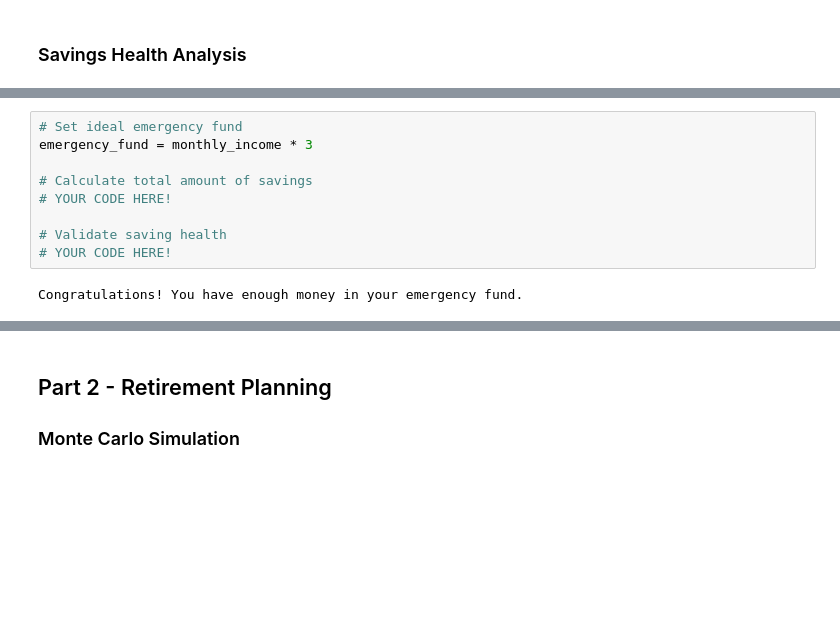
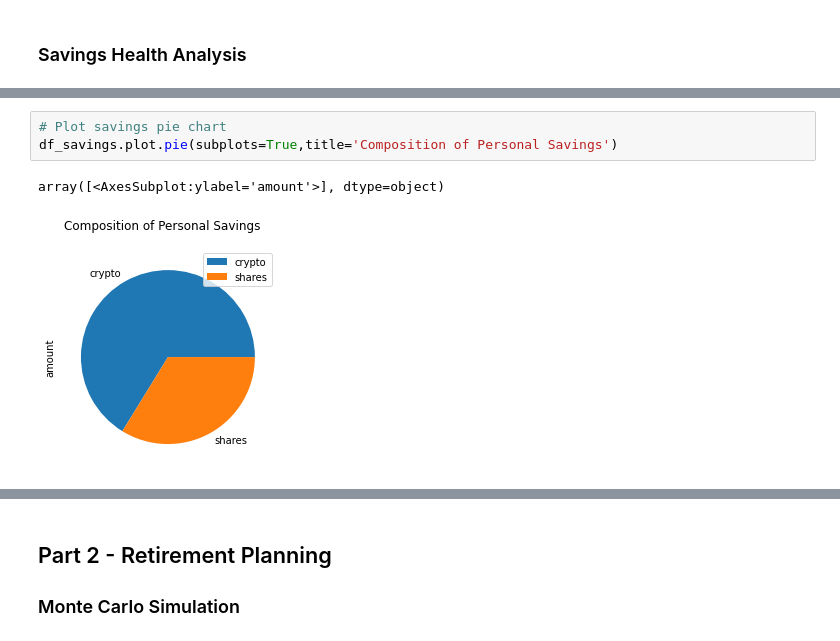
Before and after one commit to salsal3/bcs-hw4-APIs, a Jupyter notebook: Starter_Code/financial-planner.ipynb, the cells around one changed output, grey strips where cells are left out. Saved outputs shown, nothing was run; the diff lists cells and outputs as text; blank space fills up the shorter version.

```diff
--- a/Starter_Code/financial-planner.ipynb
+++ b/Starter_Code/financial-planner.ipynb
@@ -152,11 +150,6 @@ display(df_savings)
-# %%
-# Set ideal emergency fund
-emergency_fund = monthly_income * 3
-
-# Calculate total amount of savings
-# YOUR CODE HERE!
-
-# Validate saving health
-# YOUR CODE HERE!
-# %% [output]
-Congratulations! You have enough money in your emergency fund.
+# %%
+# Plot savings pie chart
+df_savings.plot.pie(subplots=True,title='Composition of Personal Savings')
+# %% [output]
+array([<AxesSubplot:ylabel='amount'>], dtype=object)
+[figure, added]
```
Also changed, not shown: parts of 10 cells of this notebook, 1 other file.
